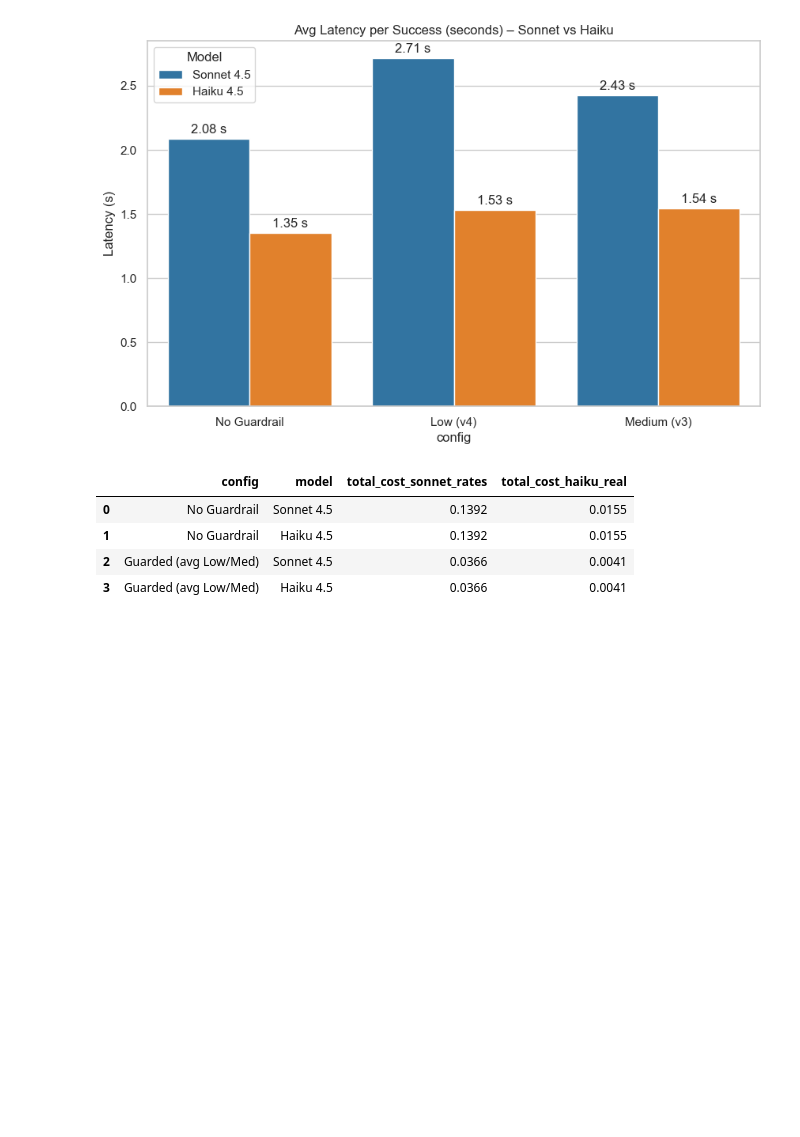
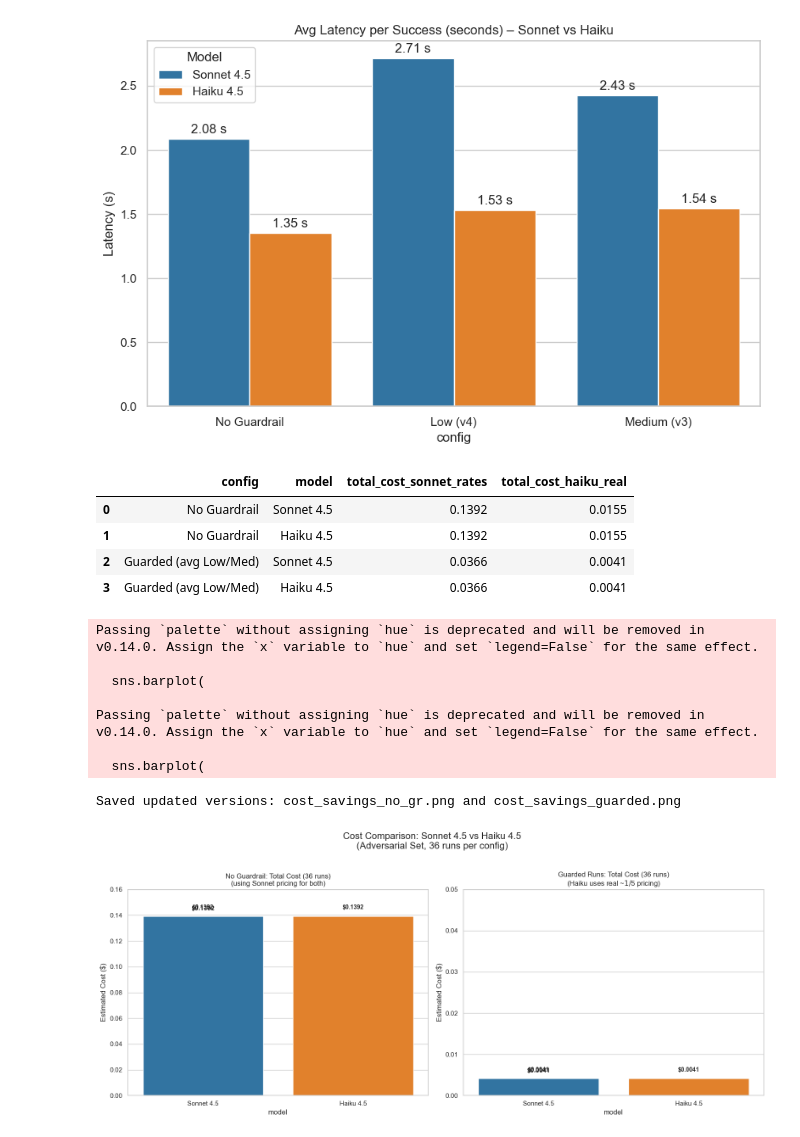
Before and after one commit to David-Macon-code/ai-reliability-lab, a Jupyter notebook: Sonnet_vs_Haiku_Guardrail_Comparison.ipynb, the cells around one changed output. Cells and saved outputs as stored; diff of their text form; code cells hidden in the pictures; blank space fills up the shorter version.

Commit message:
git add *.ipynb *.png README.md git commit -m "Added cost savings charts + README update" git push

```diff
--- a/Sonnet_vs_Haiku_Guardrail_Comparison.ipynb
+++ b/Sonnet_vs_Haiku_Guardrail_Comparison.ipynb
@@ -111,3 +111,64 @@ display(df_cost)
 | 1 | No Guardrail | Haiku 4.5 | 0.1392 | 0.0155 |
 | 2 | Guarded (avg Low/Med) | Sonnet 4.5 | 0.0366 | 0.0041 |
 | 3 | Guarded (avg Low/Med) | Haiku 4.5 | 0.0366 | 0.0041 |
+# %%
+import matplotlib.pyplot as plt
+import seaborn as sns
+
+# Your df_cost from earlier (ensure it's created)
+# If not, paste the fixed data cell first
+
+fig, ax = plt.subplots(1, 2, figsize=(16, 7), sharey=False)
+
+# Left: No Guardrail (using Sonnet pricing for fair "what if" comparison)
+sns.barplot(
+    data=df_cost[df_cost['config'] == 'No Guardrail'],
+    x='model',
+    y='total_cost_sonnet_rates',
+    ax=ax[0],
+    palette=['#1f77b4', '#ff7f0e']
+)
+ax[0].set_title('No Guardrail: Total Cost (36 runs)\n(using Sonnet pricing for both)')
+ax[0].set_ylabel('Estimated Cost ($)')
+ax[0].set_ylim(0, 0.16)
+ax[0].bar_label(ax[0].containers[0], fmt='$%.4f', padding=8, fontsize=11, fontweight='bold')
+
+# Right: Guarded runs (Haiku uses real lower pricing)
+sns.barplot(
+    data=df_cost[df_cost['config'] == 'Guarded (avg Low/Med)'],
+    x='model',
+    y='total_cost_haiku_real',
+    ax=ax[1],
+    palette=['#1f77b4', '#ff7f0e']
+)
+ax[1].set_title('Guarded Runs: Total Cost (36 runs)\n(Haiku uses real ~$1/$5 pricing)')
+ax[1].set_ylabel('Estimated Cost ($)')
+ax[1].set_ylim(0, 0.05)
+ax[1].bar_label(ax[1].containers[0], fmt='$%.4f', padding=8, fontsize=11, fontweight='bold')
+
+# Optional: add value text above if labels overlap
+for a in ax:
+    for p in a.patches:
+        height = p.get_height()
+        if height > 0:  # only label non-zero
+            a.annotate(f'${height:.4f}',
+                       (p.get_x() + p.get_width() / 2., height),
+                       ha='center', va='bottom', xytext=(0, 10),
+                       textcoords='offset points', fontsize=10, fontweight='bold')
+
+plt.suptitle("Cost Comparison: Sonnet 4.5 vs Haiku 4.5\n(Adversarial Set, 36 runs per config)", fontsize=16)
+plt.tight_layout(rect=[0, 0, 1, 0.96])
+plt.savefig('cost_savings_no_gr.png', dpi=200, bbox_inches='tight')
+plt.savefig('cost_savings_guarded.png', dpi=200, bbox_inches='tight')
+print("Saved updated versions: cost_savings_no_gr.png and cost_savings_guarded.png")
+plt.show()
+# %% [output]
+Passing `palette` without assigning `hue` is deprecated and will be removed in v0.14.0. Assign the `x` variable to `hue` and set `legend=False` for the same effect.
+
+  sns.barplot(
+
+Passing `palette` without assigning `hue` is deprecated and will be removed in v0.14.0. Assign the `x` variable to `hue` and set `legend=False` for the same effect.
+
+  sns.barplot(
+Saved updated versions: cost_savings_no_gr.png and cost_savings_guarded.png
+[figure, added]
```
Also changed, not shown: 2 other files.
